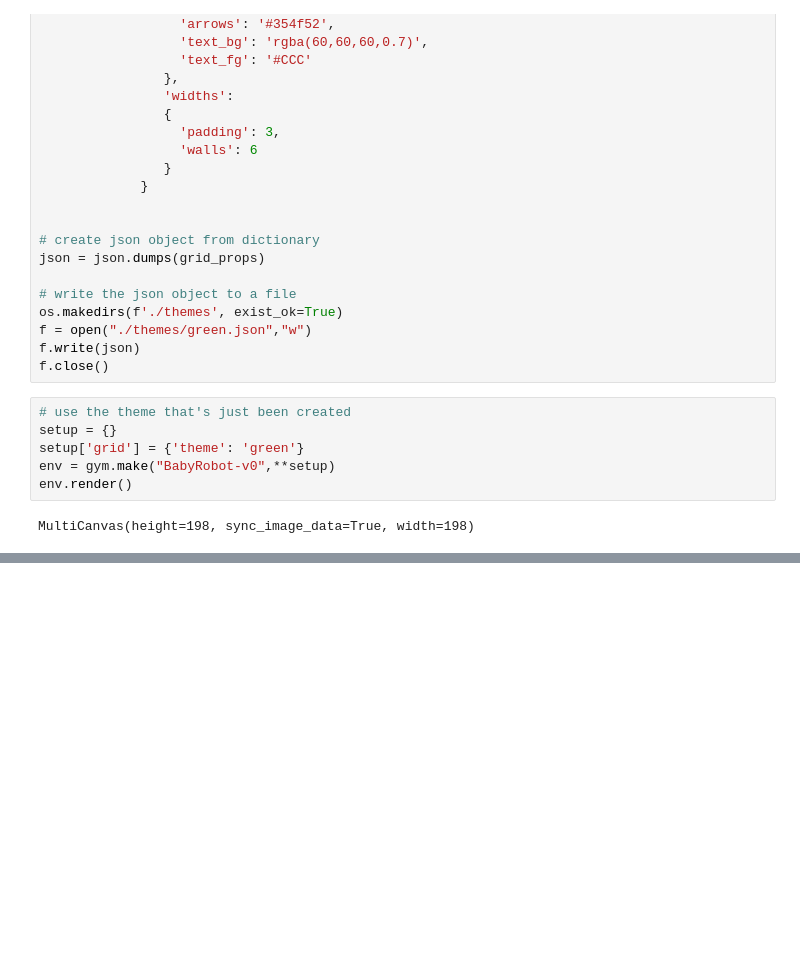
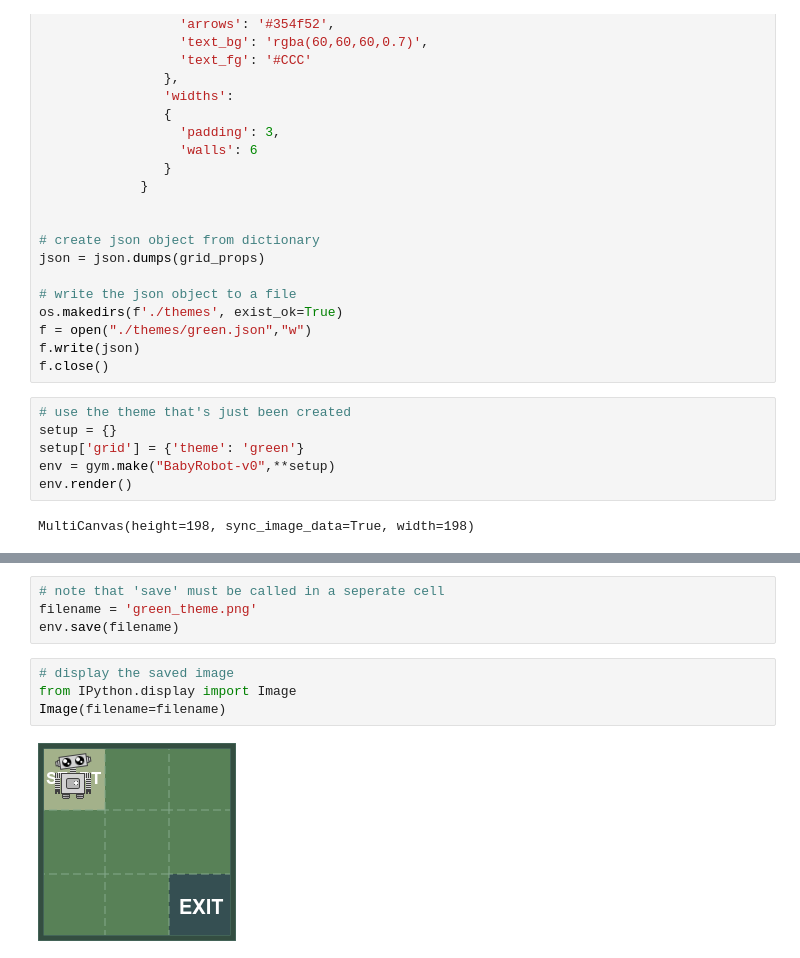
Before and after one commit to WhatIThinkAbout/BabyRobotGym, a Jupyter notebook: notebooks/BabyRobot_API.ipynb, the cells around one changed output, grey strips where cells are left out. Cells and saved outputs as stored; diff of their text form; blank space fills up the shorter version.

Commit message:
Added save function and version string

```diff
--- a/notebooks/BabyRobot_API.ipynb
+++ b/notebooks/BabyRobot_API.ipynb
@@ -784,0 +810,10 @@ MultiCanvas(height=198, sync_image_data=True, width=198)
+# %%
+# note that 'save' must be called in a seperate cell
+filename = 'green_theme.png'
+env.save(filename)
+# %%
+# display the saved image
+from IPython.display import Image
+Image(filename=filename)
+# %% [output]
+[figure, added]
```
Also changed, not shown: parts of 5 cells of this notebook, 3 other files.
